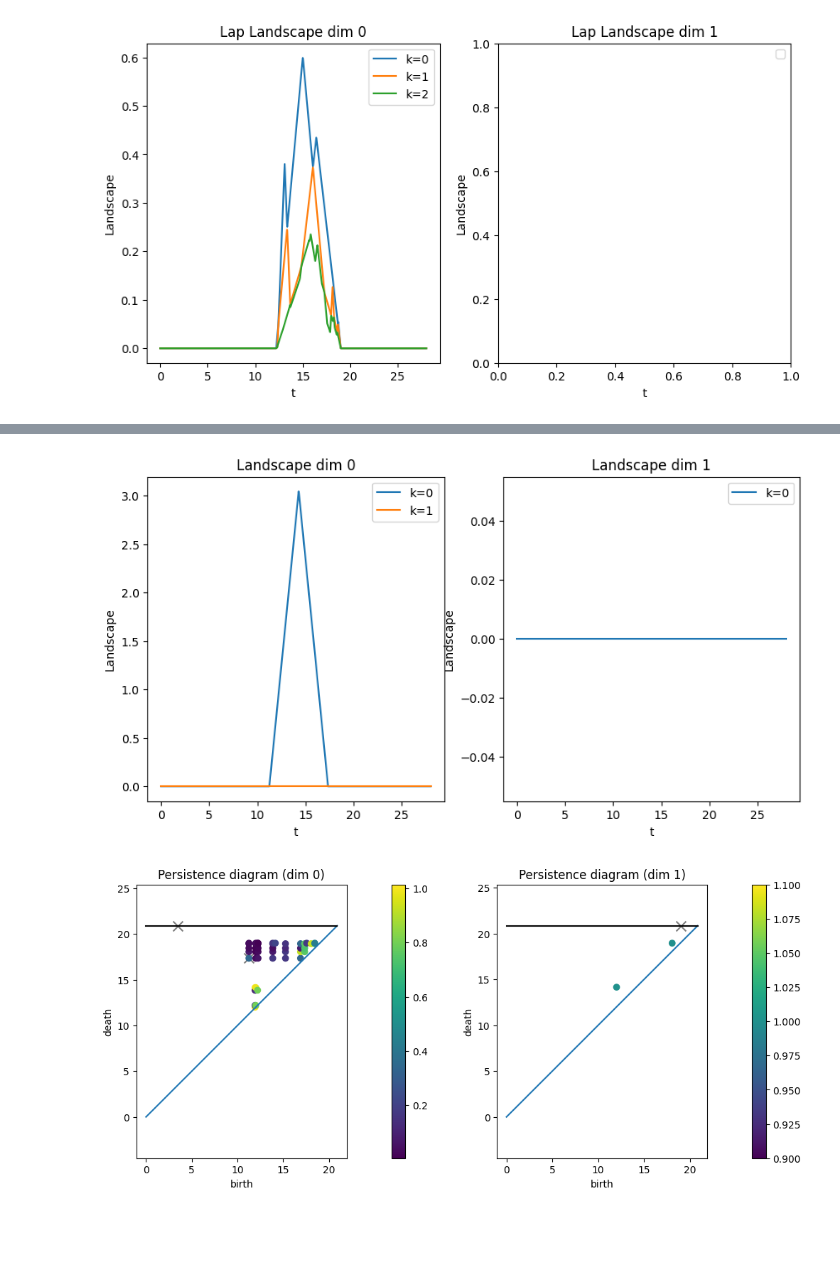
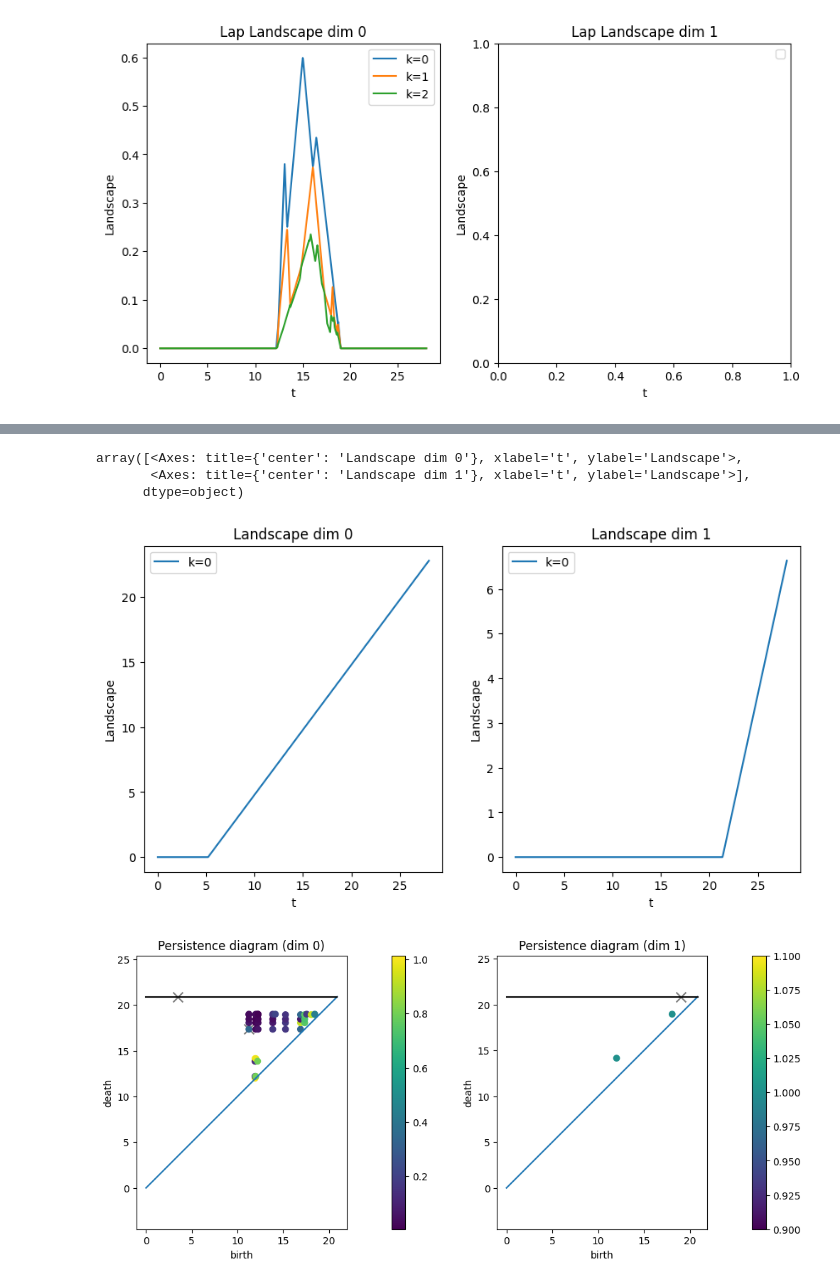
Before and after one commit to siroj99/Master_thesis, a Jupyter notebook: code/MNIST_examples.ipynb, the cells around one changed output, grey strips where cells are left out. Saved outputs shown, nothing was run; the diff lists cells and outputs as text; code cells hidden in the pictures; blank space fills up the shorter version.

```diff
--- a/code/MNIST_examples.ipynb
+++ b/code/MNIST_examples.ipynb
@@ -275,7 +275,7 @@ array([[  2],
 # %%
 from PIL import Image
-id_image = 3
-# Image.fromarray((255-X[id_image]).astype(np.uint8)).convert("L")#.save("../figures/mnist_4.png")
+id_image = 19
+# Image.fromarray((X[id_image]).astype(np.uint8)).convert("L").save("../figures/mnist_9.png")
 plt.imshow(X[id_image], cmap="gray")
 # %% [output]
 <matplotlib.image.AxesImage at 0x...>
@@ -292,8 +290,11 @@ f =  filtration_from_image_ballmapper(np_array=X[id_image], eps=3, use_new_filtr
 # %%
-Landscape(f, max_t=28).plot()#.show_diagram()
+Landscape(f, max_t=28, use_infinite=True).plot()#.show_diagram()
 # plt.savefig("../figures/mnist_6_ballmapper_eps_3_pers_landscape.png", dpi=300, bbox_inches="tight")
 # %% [output]
+array([<Axes: title={'center': 'Landscape dim 0'}, xlabel='t', ylabel='Landscape'>,
+       <Axes: title={'center': 'Landscape dim 1'}, xlabel='t', ylabel='Landscape'>],
+      dtype=object)
-[figure, old version]
+[figure, new version]
 # %%
 Lap_Landscape(f, Laplacian_fun=Laplacian_fun, max_t=28).plot()#limits=[[0, 28, 0, 1], [0, 28, 0, 0.2]])
 # plt.savefig("../figures/mnist_6_ballmapper_eps_3_mult_landscape.png", dpi=300, bbox_inches="tight")
```
Also changed, not shown: parts of 3 cells of this notebook, 8 other files.
